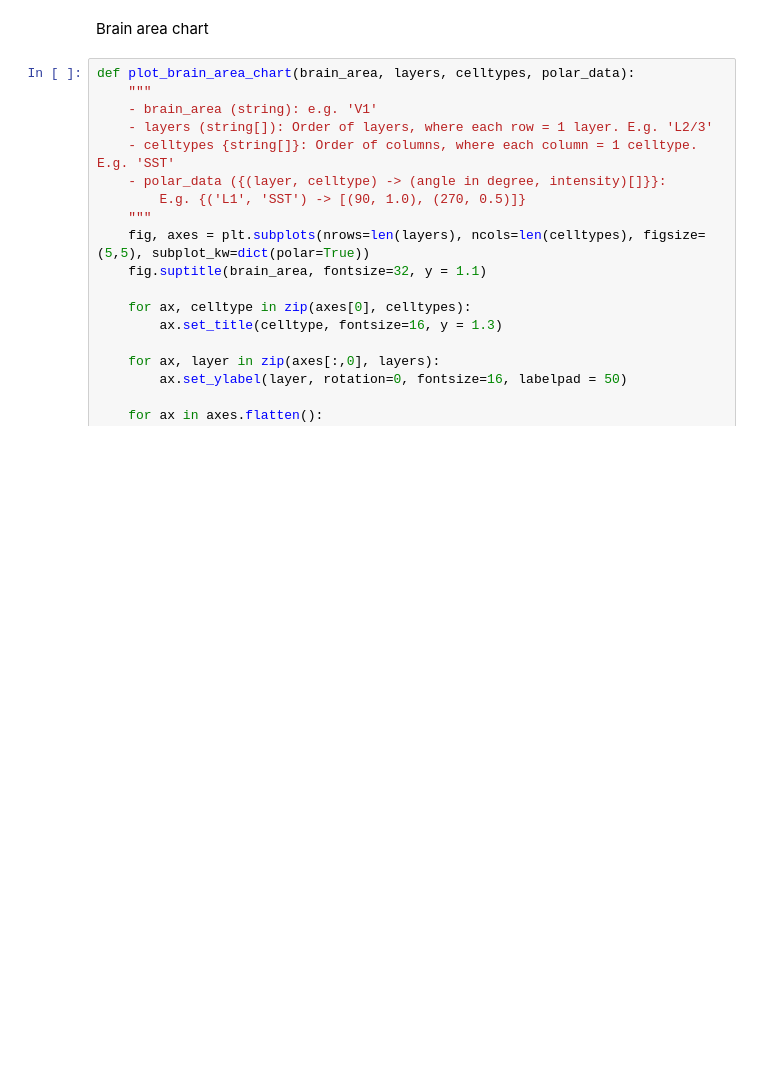
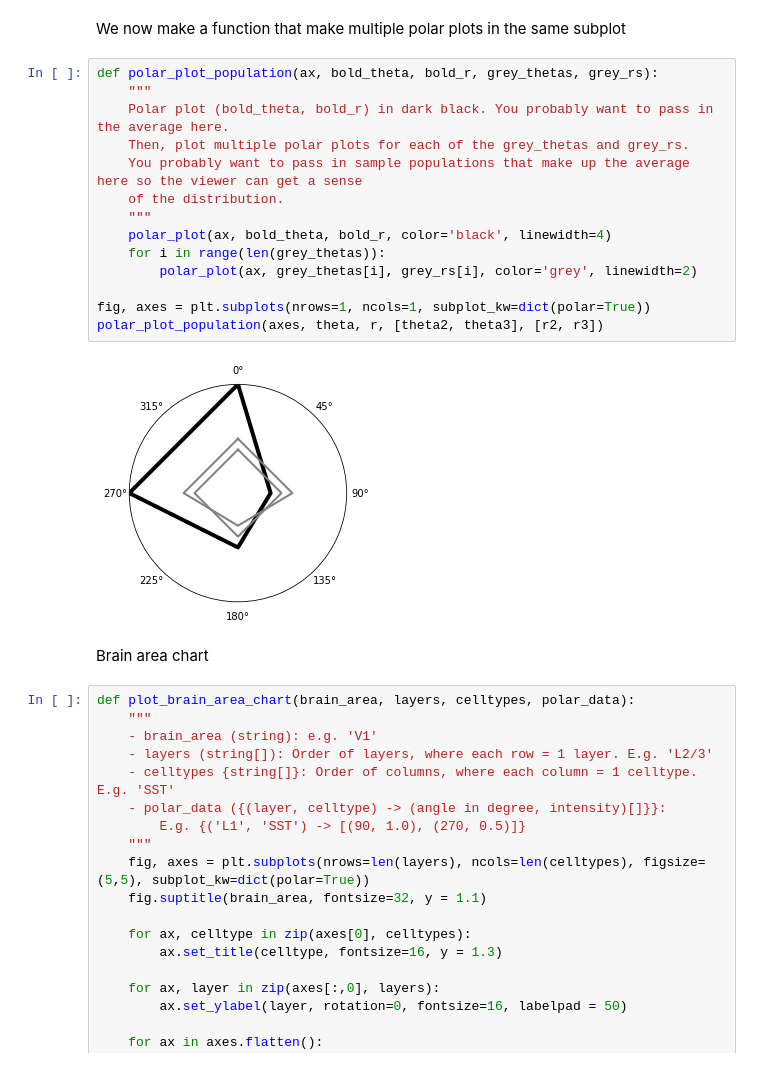
Before and after one commit to AllenInstitute/swdb_2019_student, a Jupyter notebook: visionaries/notebooks/polar_plot_playground.ipynb, the cells around one changed output. Drawn from its saved outputs; the diff is of its cells as text; blank space fills up the shorter version.

```diff
--- a/visionaries/notebooks/polar_plot_playground.ipynb
+++ b/visionaries/notebooks/polar_plot_playground.ipynb
@@ -91,3 +91,21 @@ polar_plot(axes, theta2, r2, color='grey', linewidth=2)
+# %% [markdown]
+We now make a function that make multiple polar plots in the same subplot
+# %%
+def polar_plot_population(ax, bold_theta, bold_r, grey_thetas, grey_rs):
+    """
+    Polar plot (bold_theta, bold_r) in dark black. You probably want to pass in the average here.
+    Then, plot multiple polar plots for each of the grey_thetas and grey_rs.
+    You probably want to pass in sample populations that make up the average here so the viewer can get a sense
+    of the distribution.
+    """
+    polar_plot(ax, bold_theta, bold_r, color='black', linewidth=4)
+    for i in range(len(grey_thetas)):
+        polar_plot(ax, grey_thetas[i], grey_rs[i], color='grey', linewidth=2)
+
+fig, axes = plt.subplots(nrows=1, ncols=1, subplot_kw=dict(polar=True))
+polar_plot_population(axes, theta, r, [theta2, theta3], [r2, r3])
+# %% [output]
+[figure, added]
 # %% [markdown]
 Brain area chart
 # %%
```
Also changed, not shown: parts of 6 cells of this notebook.
